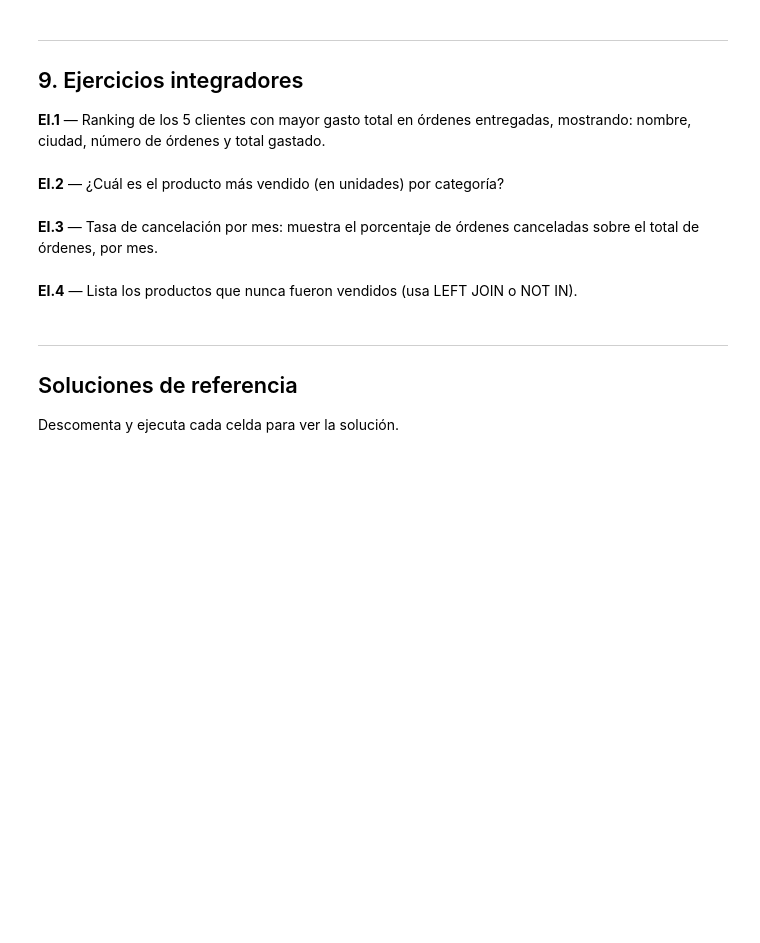
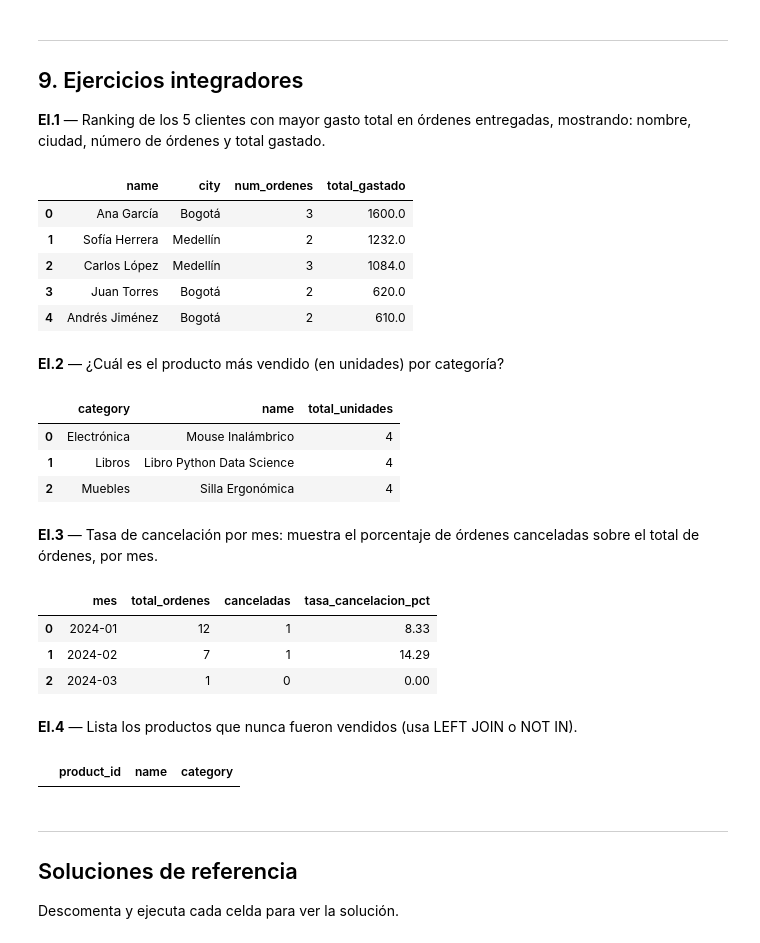
Before and after one commit to sacostaa1/almacenamiento_procesamiento_03_2026, a Jupyter notebook: Taller_a/subtaller_2/taller_sql.ipynb, the cells around one changed output. Drawn from its saved outputs; the diff is of its cells as text; code cells hidden in the pictures; blank space fills up the shorter version.

```diff
--- a/Taller_a/subtaller_2/taller_sql.ipynb
+++ b/Taller_a/subtaller_2/taller_sql.ipynb
@@ -510,2 +805,23 @@ LIMIT 5
+# %%
+
+query("""
+SELECT c.name, c.city,
+       COUNT(DISTINCT o.order_id) AS num_ordenes,
+       ROUND(SUM(oi.quantity * oi.unit_price * (1 - oi.discount)), 2) AS total_gastado
+FROM customers c
+JOIN orders o ON c.customer_id = o.customer_id
+JOIN order_items oi ON o.order_id = oi.order_id
+WHERE o.status = 'entregado'
+GROUP BY c.customer_id, c.name, c.city
+ORDER BY total_gastado DESC
+LIMIT 5
+""")
+# %% [output]
+|  | name | city | num_ordenes | total_gastado |
+| 0 | Ana García | Bogotá | 3 | 1600.0 |
+| 1 | Sofía Herrera | Medellín | 2 | 1232.0 |
+| 2 | Carlos López | Medellín | 3 | 1084.0 |
+| 3 | Juan Torres | Bogotá | 2 | 620.0 |
+| 4 | Andrés Jiménez | Bogotá | 2 | 610.0 |
 # %% [markdown]
 **EI.2** — ¿Cuál es el producto más vendido (en unidades) por categoría?
@@ -514,2 +828,20 @@ LIMIT 5
+# %%
+
+query("""
+SELECT category, name, total_unidades
+FROM (
+    SELECT p.category, p.name, SUM(oi.quantity) AS total_unidades,
+           RANK() OVER(PARTITION BY p.category ORDER BY SUM(oi.quantity) DESC) AS rnk
+    FROM products p
+    JOIN order_items oi ON p.product_id = oi.product_id
+    GROUP BY p.category, p.name, p.product_id
+) sub
+WHERE rnk = 1
+""")
+# %% [output]
+|  | category | name | total_unidades |
+| 0 | Electrónica | Mouse Inalámbrico | 4 |
+| 1 | Libros | Libro Python Data Science | 4 |
+| 2 | Muebles | Silla Ergonómica | 4 |
 # %% [markdown]
 **EI.3** — Tasa de cancelación por mes: muestra el porcentaje de órdenes canceladas sobre el total de órdenes, por mes.
@@ -518,2 +848,19 @@ LIMIT 5
+# %%
+
+query("""
+SELECT
+    SUBSTR(order_date, 1, 7) AS mes,
+    COUNT(*) AS total_ordenes,
+    COUNT(CASE WHEN status = 'cancelado' THEN 1 END) AS canceladas,
+    ROUND(100.0 * COUNT(CASE WHEN status = 'cancelado' THEN 1 END) / COUNT(*), 2) AS tasa_cancelacion_pct
+FROM orders
+GROUP BY mes
+ORDER BY mes
+""")
+# %% [output]
+|  | mes | total_ordenes | canceladas | tasa_cancelacion_pct |
+| 0 | 2024-01 | 12 | 1 | 8.33 |
+| 1 | 2024-02 | 7 | 1 | 14.29 |
+| 2 | 2024-03 | 1 | 0 | 0.00 |
 # %% [markdown]
 **EI.4** — Lista los productos que nunca fueron vendidos (usa LEFT JOIN o NOT IN).
@@ -522,3 +867,17 @@ LIMIT 5
+# %%
+query("""
+SELECT
+    product_id,
+    name,
+    category
+FROM products
+WHERE product_id NOT IN (
+    SELECT DISTINCT product_id
+    FROM order_items
+)
+""")
+# %% [output]
+|  | product_id | name | category |
 # %% [markdown]
 ---
 ## Soluciones de referencia
```
Also changed, not shown: parts of 51 cells of this notebook, 7 other files.
